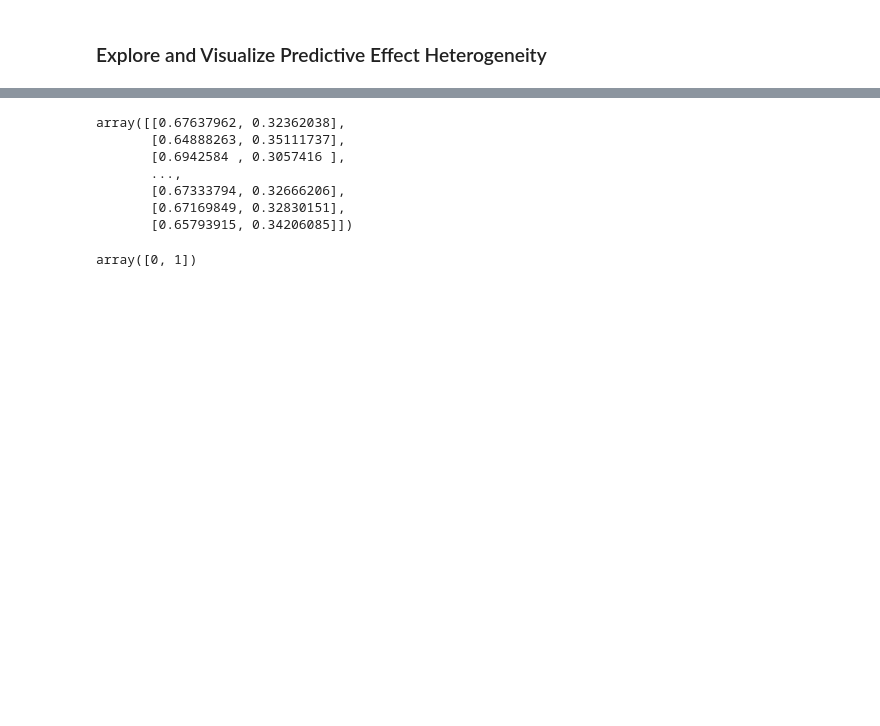
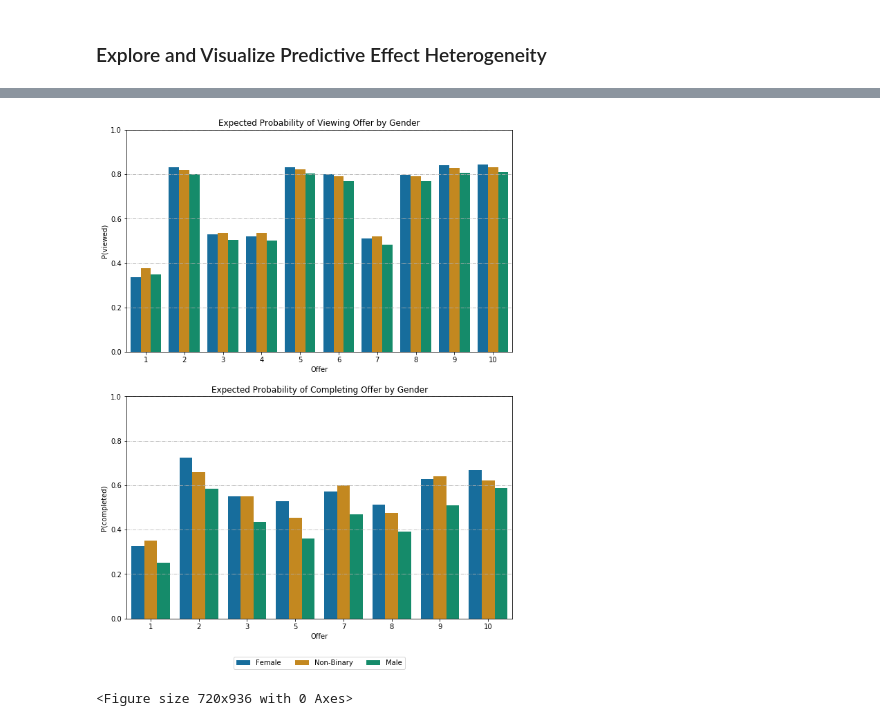
Before and after one commit to krisbitney/StarbucksCapstone, a Jupyter notebook: Estimates.ipynb, the cells around one changed output, grey strips where cells are left out. Drawn from its saved outputs; the diff is of its cells as text; code cells hidden in the pictures; blank space fills up the shorter version.

```diff
--- a/Estimates.ipynb
+++ b/Estimates.ipynb
@@ -1180,14 +1175,34 @@ array([0.35111737, 0.3057416 , 0.35436089, 0.35097901])
-# %%
-view_model.predict_proba(pseudo_Xt)
-# %% [output]
-array([[0.67637962, 0.32362038],
-       [0.64888263, 0.35111737],
-       [0.6942584 , 0.3057416 ],
-       ...,
-       [0.67333794, 0.32666206],
-       [0.67169849, 0.32830151],
-       [0.65793915, 0.34206085]])
-# %%
-view_model.classes_
-# %% [output]
-array([0, 1])
+# %%
+# Visualize change in mean probability of viewing and completing offers by gender
+sns.set_palette("colorblind")
+plt.rcParams["figure.figsize"] = (10, 13)
+fig = plt.Figure()
+
+# gender viewing
+ax1_gen = plt.subplot(2, 1, 1)
+sns.barplot(genv_df.offers, genv_df.means, hue=genv_df.genders, ax=ax1_gen)
+plt.title('Expected Probability of Viewing Offer by Gender', fontsize=12)
+plt.ylabel('P(viewed)', fontsize=10)
+plt.xlabel('Offer', fontsize=10)
+ax1_gen.get_legend().remove()
+plt.grid(axis='y', linestyle='-.', zorder=1)
+ax1_gen.set_ylim([0, 1])
+
+# gender completion
+ax2_gen = plt.subplot(2, 1, 2)
+sns.barplot(genc_df.offers, genc_df.means, hue=genc_df.genders, ax=ax2_gen)
+plt.title('Expected Probability of Completing Offer by Gender', fontsize=12)
+plt.ylabel('P(completed)', fontsize=10)
+plt.xlabel('Offer', fontsize=10)
+#plt.legend(loc='center', bbox_to_anchor=(1.1, 0.5))
+plt.legend(loc='center', bbox_to_anchor=(0.5, -0.2), ncol=3)
+plt.grid(axis='y', linestyle='-.', zorder=1)
+ax2_gen.set_ylim([0, 1])
+
+fig = plt.gcf()
+plt.show()
+plt.draw()
+fig.savefig('graphs/mean_proba_gender.png', dpi=400, bbox_inches='tight')
+# %% [output]
+[figure, added]
+<Figure size 720x936 with 0 Axes>
```
Also changed, not shown: parts of 6 cells of this notebook, 2 other files.
